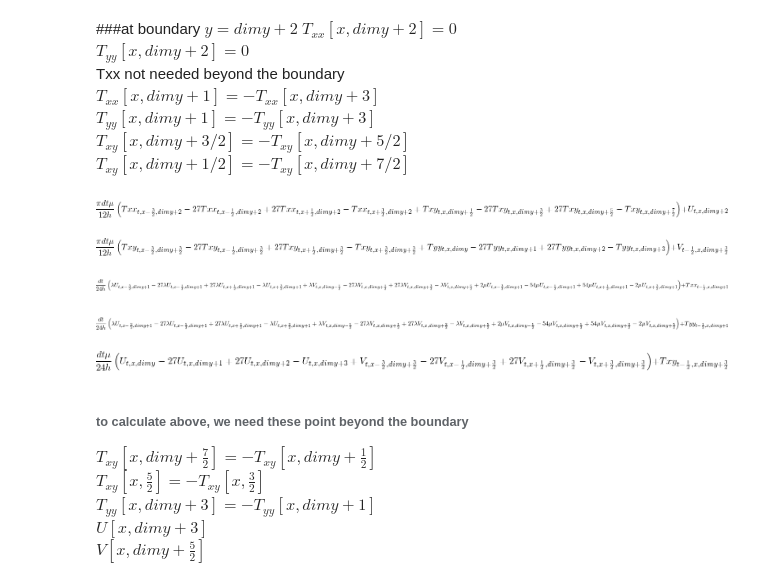
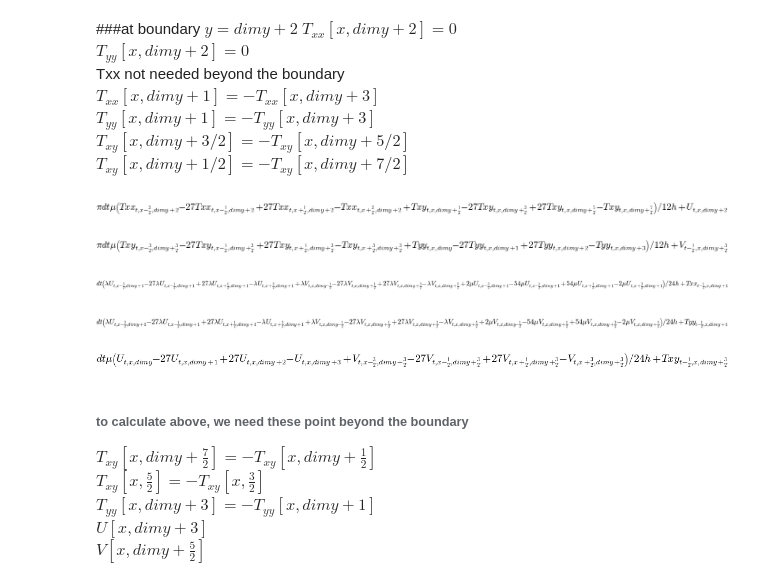
Before and after one commit to devitocodes/opesci-fd, a Jupyter notebook: codegen/demo_ref_convergent.ipynb, the cells around one changed output. Drawn from its saved outputs; the diff is of its cells as text; code cells hidden in the pictures.

```diff
--- a/codegen/demo_ref_convergent.ipynb
+++ b/codegen/demo_ref_convergent.ipynb
@@ -17,6 +14,6 @@ The autoreload extension is already loaded. To reload it, use:
 # %%
 U,V,Txx,Tyy,Txy = IndexedBases('U V Txx Tyy Txy')
-b, lam, mu = symbols('beta lambda mu')
+beta, lam, mu = symbols('beta lambda mu')
 x,y,t,h,dt,a,b, Vs, dimx, dimy = symbols('x y t h dt a b Vs dimx dimy')
 # %%
 accuracy_time = 1 # O(dt^2) accuracy in time domain
@@ -100,8 +97,8 @@ $\partial_tT_{yy} = (\lambda+2\mu)\partial_yV + \lambda\partial_xU $<br>
 $\partial_tT_{xy} = \mu(\partial_yU + \partial_xV)$<br>
 # %%
 # momentum equations
-eq1 = Eq(DtU, b*(DxTxx + DyTxy))
-eq2 = Eq(DtV, b*(DxTxy + DyTyy))
+eq1 = Eq(DtU, beta*(DxTxx + DyTxy))
+eq2 = Eq(DtV, beta*(DxTxy + DyTyy))
 
 # stress-strain equations
 eq3 = Eq(DtTxx, (lam + 2*mu)*DxU + lam*DyV)
@@ -232,23 +225,23 @@ $T_{xy}[x,dimy+1/2]=-T_{xy}[x,dimy+7/2]$<br>
 # %%
 U_t.subs(y,dimy+2)
 # %% [output]
-[figure, old version]
+[figure, new version]
 # %%
-V_t.subs(y,dimy+1+half)
+V_t.subs(y,dimy+1+hf)
 # %% [output]
-[figure, old version]
+[figure, new version]
 # %%
 Txx_t.subs(y,dimy+1)
 # %% [output]
-[figure, old version]
+[figure, new version]
 # %%
 Tyy_t.subs(y,dimy+1)
 # %% [output]
-[figure, old version]
+[figure, new version]
 # %%
-Txy_t.subs(y,dimy+1+half)
+Txy_t.subs(y,dimy+1+hf)
 # %% [output]
-[figure, old version]
+[figure, new version]
 # %% [markdown]
 ###### to calculate above, we need these point beyond the boundary
 $T_{xy}[x,dimy+\frac{7}{2}] = -T_{xy}[x,dimy+\frac{1}{2}]$<br>
```
Also changed, not shown: parts of 40 cells of this notebook.
